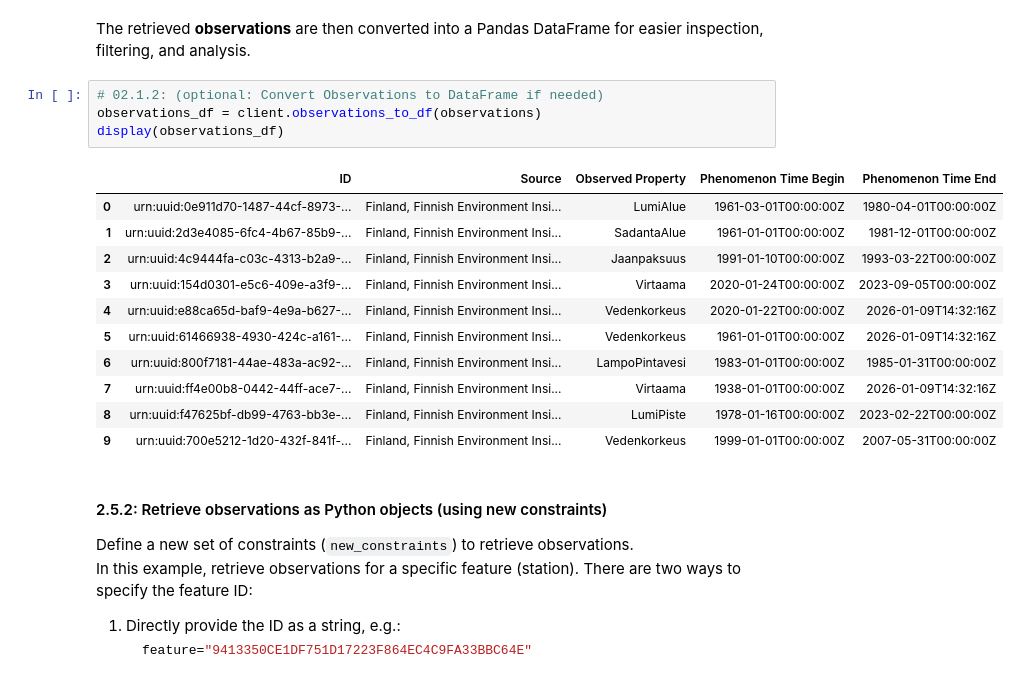
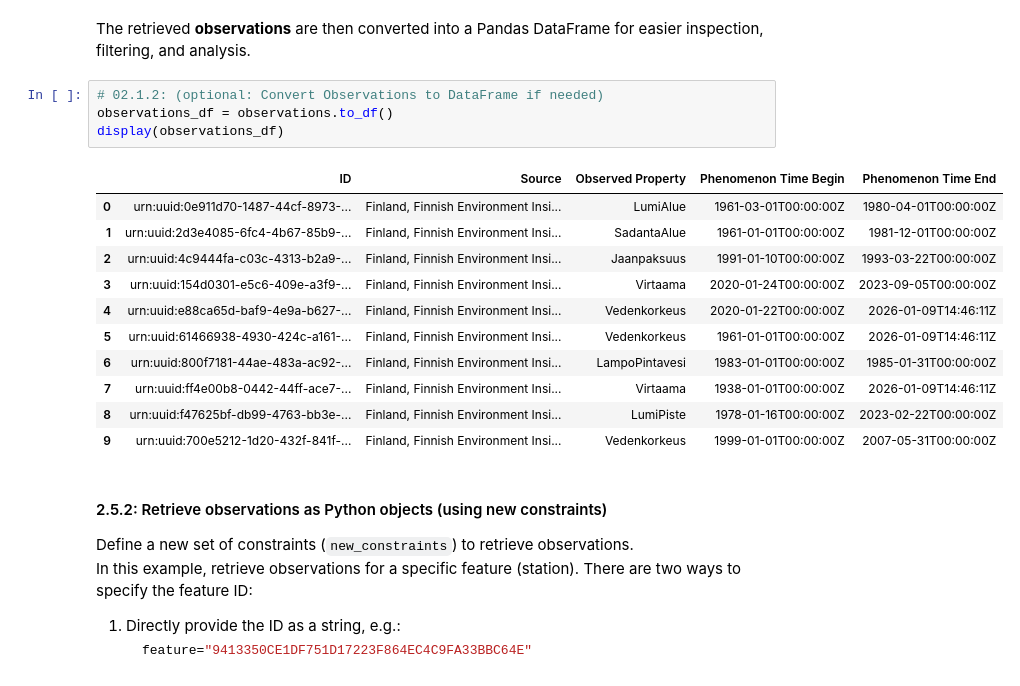
Before and after one commit to ESSI-Lab/dab-pynb, a Jupyter notebook: dab-py_demo_whos.ipynb, the cells around one changed output. Saved outputs shown, nothing was run; the diff lists cells and outputs as text.

```diff
--- a/dab-py_demo_whos.ipynb
+++ b/dab-py_demo_whos.ipynb
@@ -168,18 +168,18 @@ Use class.next() to move to the next page.
 The retrieved **observations** are then converted into a Pandas DataFrame for easier inspection, filtering, and analysis.
 # %%
 # 02.1.2: (optional: Convert Observations to DataFrame if needed)
-observations_df = client.observations_to_df(observations)
+observations_df = observations.to_df()
 display(observations_df)
 # %% [output]
 |  | ID | Source | Observed Property | Phenomenon Time Begin | Phenomenon Time End |
 | 0 | urn:uuid:0e911d70-1487-44cf-8973-... | Finland, Finnish Environment Insi... | LumiAlue | 1961-03-01T00:00:00Z | 1980-04-01T00:00:00Z |
 | 1 | urn:uuid:2d3e4085-6fc4-4b67-85b9-... | Finland, Finnish Environment Insi... | SadantaAlue | 1961-01-01T00:00:00Z | 1981-12-01T00:00:00Z |
 | 2 | urn:uuid:4c9444fa-c03c-4313-b2a9-... | Finland, Finnish Environment Insi... | Jaanpaksuus | 1991-01-10T00:00:00Z | 1993-03-22T00:00:00Z |
 | 3 | urn:uuid:154d0301-e5c6-409e-a3f9-... | Finland, Finnish Environment Insi... | Virtaama | 2020-01-24T00:00:00Z | 2023-09-05T00:00:00Z |
-| 4 | urn:uuid:e88ca65d-baf9-4e9a-b627-... | Finland, Finnish Environment Insi... | Vedenkorkeus | 2020-01-22T00:00:00Z | 2026-01-09T14:32:16Z |
-| 5 | urn:uuid:61466938-4930-424c-a161-... | Finland, Finnish Environment Insi... | Vedenkorkeus | 1961-01-01T00:00:00Z | 2026-01-09T14:32:16Z |
+| 4 | urn:uuid:e88ca65d-baf9-4e9a-b627-... | Finland, Finnish Environment Insi... | Vedenkorkeus | 2020-01-22T00:00:00Z | 2026-01-09T14:46:11Z |
+| 5 | urn:uuid:61466938-4930-424c-a161-... | Finland, Finnish Environment Insi... | Vedenkorkeus | 1961-01-01T00:00:00Z | 2026-01-09T14:46:11Z |
 | 6 | urn:uuid:800f7181-44ae-483a-ac92-... | Finland, Finnish Environment Insi... | LampoPintavesi | 1983-01-01T00:00:00Z | 1985-01-31T00:00:00Z |
-| 7 | urn:uuid:ff4e00b8-0442-44ff-ace7-... | Finland, Finnish Environment Insi... | Virtaama | 1938-01-01T00:00:00Z | 2026-01-09T14:32:16Z |
+| 7 | urn:uuid:ff4e00b8-0442-44ff-ace7-... | Finland, Finnish Environment Insi... | Virtaama | 1938-01-01T00:00:00Z | 2026-01-09T14:46:11Z |
 | 8 | urn:uuid:f47625bf-db99-4763-bb3e-... | Finland, Finnish Environment Insi... | LumiPiste | 1978-01-16T00:00:00Z | 2023-02-22T00:00:00Z |
 | 9 | urn:uuid:700e5212-1d20-432f-841f-... | Finland, Finnish Environment Insi... | Vedenkorkeus | 1999-01-01T00:00:00Z | 2007-05-31T00:00:00Z |
 # %% [markdown]
```
Also changed, not shown: parts of 2 cells of this notebook.
